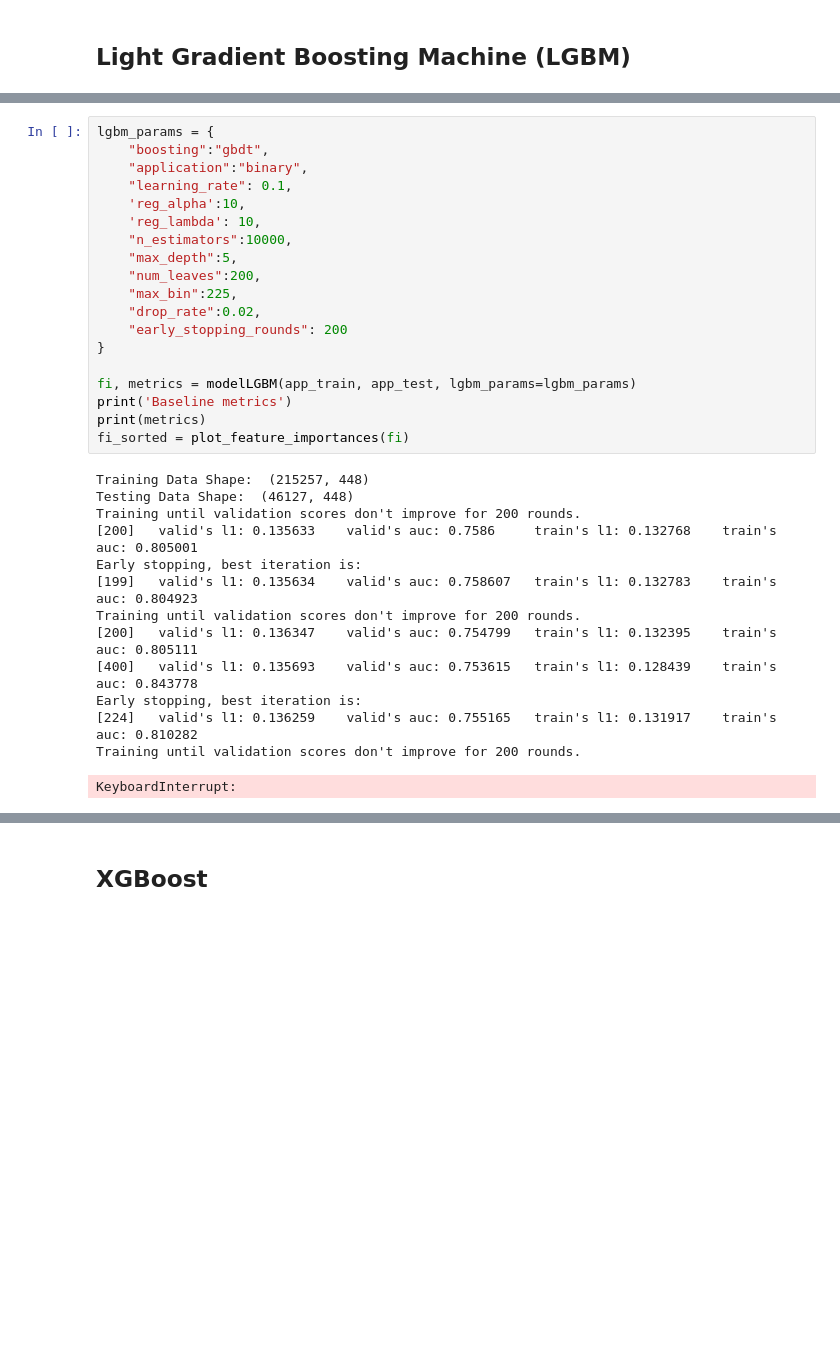
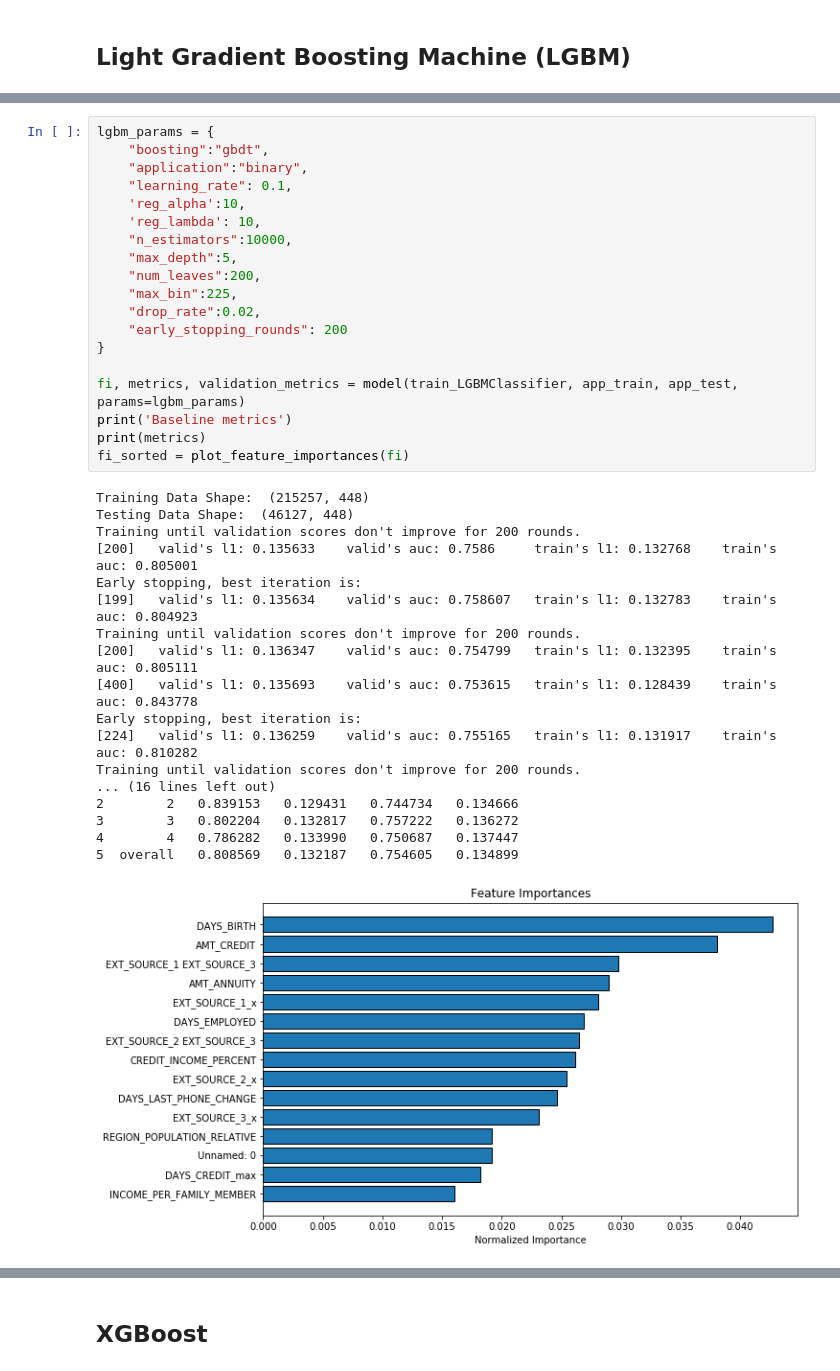
Before and after one commit to rmaso/home-credit-default-risk, a Jupyter notebook: 2. Baseline.ipynb, the cells around one changed output, grey strips where cells are left out. Cells and saved outputs as stored; diff of their text form; blank space fills up the shorter version.

```diff
--- a/2. Baseline.ipynb
+++ b/2. Baseline.ipynb
@@ -434,35 +448,40 @@ Training until validation scores don't improve for 200 rounds.
 lgbm_params = {
     "boosting":"gbdt",
     "application":"binary",
     "learning_rate": 0.1,
     'reg_alpha':10,
     'reg_lambda': 10,
     "n_estimators":10000,
     "max_depth":5,
     "num_leaves":200,
     "max_bin":225,
     "drop_rate":0.02,
     "early_stopping_rounds": 200
 }
 
-fi, metrics = modelLGBM(app_train, app_test, lgbm_params=lgbm_params)
+fi, metrics, validation_metrics = model(train_LGBMClassifier, app_train, app_test, params=lgbm_params)
 print('Baseline metrics')
 print(metrics)
 fi_sorted = plot_feature_importances(fi)
 # %% [output]
 Training Data Shape:  (215257, 448)
 Testing Data Shape:  (46127, 448)
 Training until validation scores don't improve for 200 rounds.
 [200]   valid's l1: 0.135633    valid's auc: 0.7586     train's l1: 0.132768    train's auc: 0.805001
 Early stopping, best iteration is:
 [199]   valid's l1: 0.135634    valid's auc: 0.758607   train's l1: 0.132783    train's auc: 0.804923
 Training until validation scores don't improve for 200 rounds.
 [200]   valid's l1: 0.136347    valid's auc: 0.754799   train's l1: 0.132395    train's auc: 0.805111
 [400]   valid's l1: 0.135693    valid's auc: 0.753615   train's l1: 0.128439    train's auc: 0.843778
 Early stopping, best iteration is:
 [224]   valid's l1: 0.136259    valid's auc: 0.755165   train's l1: 0.131917    train's auc: 0.810282
 Training until validation scores don't improve for 200 rounds.
+... (16 lines left out)
+2        2   0.839153   0.129431   0.744734   0.134666
+3        3   0.802204   0.132817   0.757222   0.136272
+4        4   0.786282   0.133990   0.750687   0.137447
+5  overall   0.808569   0.132187   0.754605   0.134899
-KeyboardInterrupt:
+[figure, added]
 # %%
 lgbm_params = {
     "boosting":"gbdt",
```
Also changed, not shown: parts of 31 cells of this notebook, 2 other files.
